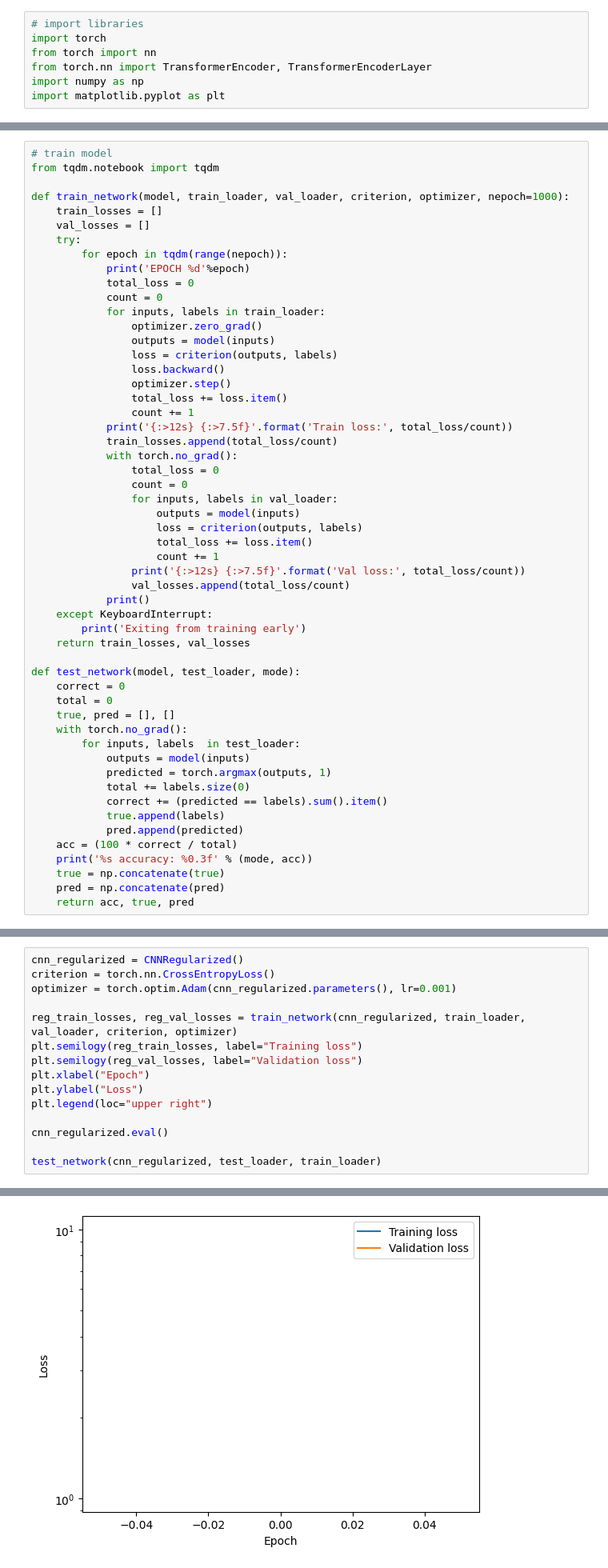
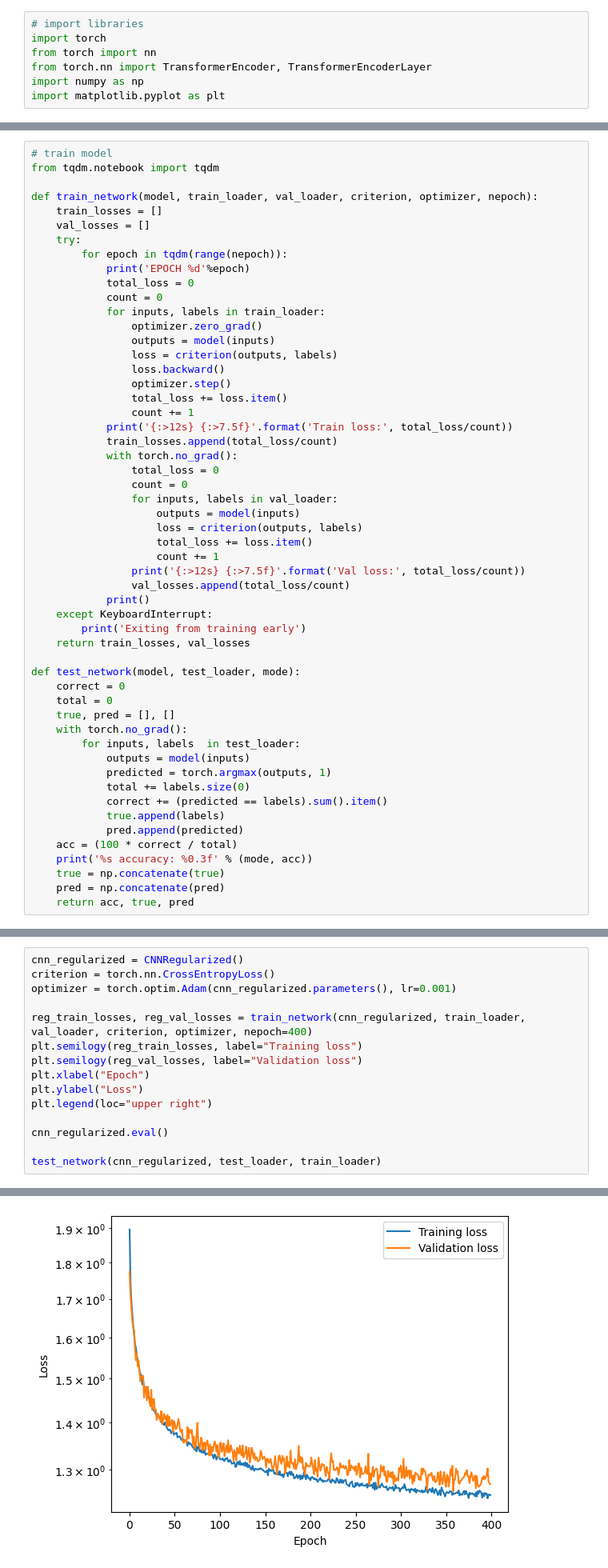
Before and after one commit to JonathanBLi/COSE474-Project, a Jupyter notebook: cnn.ipynb, the cells around one changed output, grey strips where cells are left out. Shown at 80% size. Drawn from its saved outputs; the diff is of its cells as text.

Commit message:
training and viz

```diff
--- a/cnn.ipynb
+++ b/cnn.ipynb
@@ -85,7 +85,7 @@ class CNN(nn.Module):
 # train model
 from tqdm.notebook import tqdm
 
-def train_network(model, train_loader, val_loader, criterion, optimizer, nepoch=1000):
+def train_network(model, train_loader, val_loader, criterion, optimizer, nepoch):
     train_losses = []
     val_losses = []
     try:
@@ -248,7 +262,7 @@ cnn_regularized = CNNRegularized()
 criterion = torch.nn.CrossEntropyLoss()
 optimizer = torch.optim.Adam(cnn_regularized.parameters(), lr=0.001)
 
-reg_train_losses, reg_val_losses = train_network(cnn_regularized, train_loader, val_loader, criterion, optimizer)
+reg_train_losses, reg_val_losses = train_network(cnn_regularized, train_loader, val_loader, criterion, optimizer, nepoch=400)
 plt.semilogy(reg_train_losses, label="Training loss")
 plt.semilogy(reg_val_losses, label="Validation loss")
 plt.xlabel("Epoch")
@@ -268,4 +296,4 @@ Exiting from training early
-[figure, old version]
+[figure, new version]
 # %%
 # CNN transformer hybrid architecture
 class CNNTransformer(nn.Module):
```
Also changed, not shown: parts of 6 cells of this notebook.
